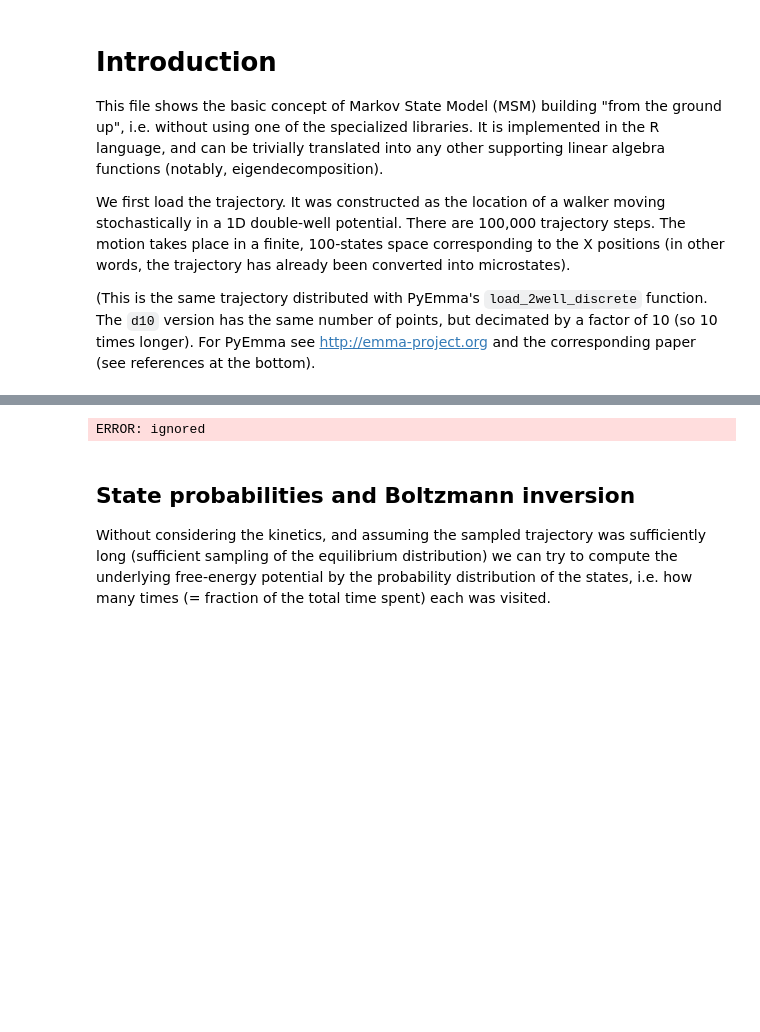
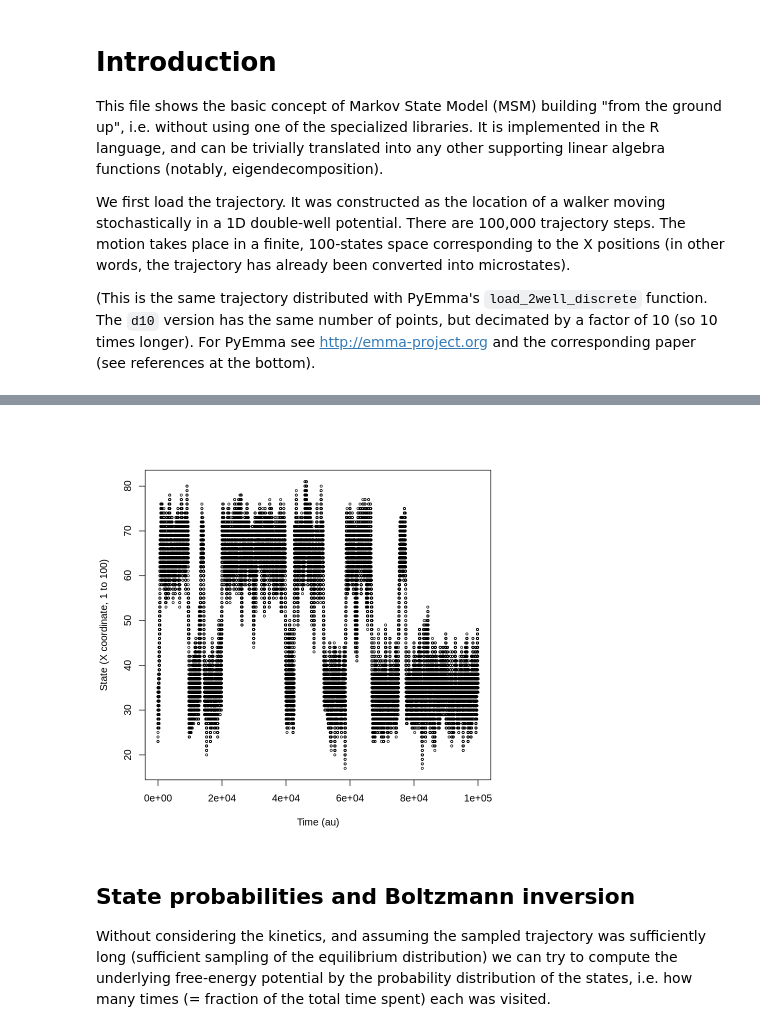
Before and after one commit to giorginolab/Markov-Tutorial-Data, a Jupyter notebook: MarkovFromScratch.ipynb, the cells around one changed output, grey strips where cells are left out. Cells and saved outputs as stored; diff of their text form; code cells hidden in the pictures; blank space fills up the shorter version.

```diff
--- a/MarkovFromScratch.ipynb
+++ b/MarkovFromScratch.ipynb
@@ -30,9 +30,13 @@ The `d10` version has the same number of points,
 but decimated by a factor of 10 (so 10 times longer). For
 PyEmma see http://emma-project.org and the
 corresponding paper (see references at the bottom).
+# %%
+get.url.gz <- function(u) {
+  textConnection(readLines(gzcon(url(u))))
+}
 # %%
-d1<-read.csv("https://github.com/giorginolab/Markov-Tutorial-Data/raw/main/data/data1.csv.gz",head=F)$V1
-d10<-read.csv("https://github.com/giorginolab/Markov-Tutorial-Data/raw/main/data/data10.csv.gz",head=F)$V1
+d1<-read.csv(get.url.gz("https://github.com/giorginolab/Markov-Tutorial-Data/raw/main/data/data1.csv.gz"), head=F)$V1
+d10<-read.csv(get.url.gz("https://github.com/giorginolab/Markov-Tutorial-Data/raw/main/data/data10.csv.gz"), head=F)$V1
 
 d<-d1       # Work on d1
 
@@ -51,4 +47,4 @@ Warning message in scan(file = file, what = what, sep = sep, quote = quote, dec
-ERROR: ignored
+[figure, added]
 # %% [markdown]
 
 ## State probabilities and Boltzmann inversion
```
Also changed, not shown: parts of 12 cells of this notebook.
